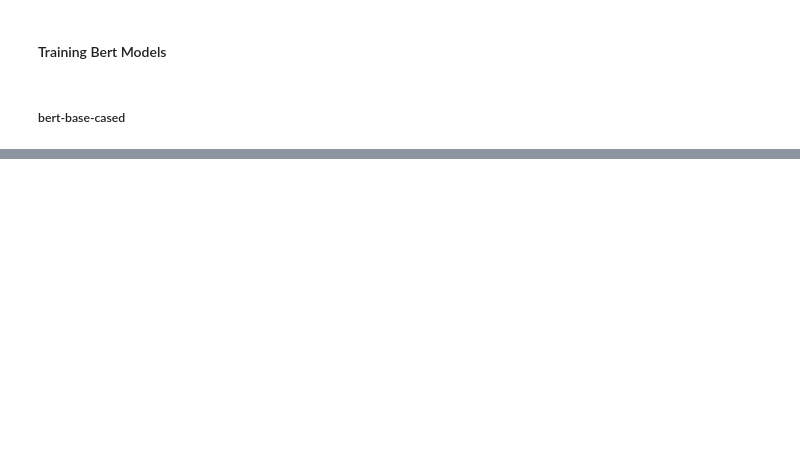
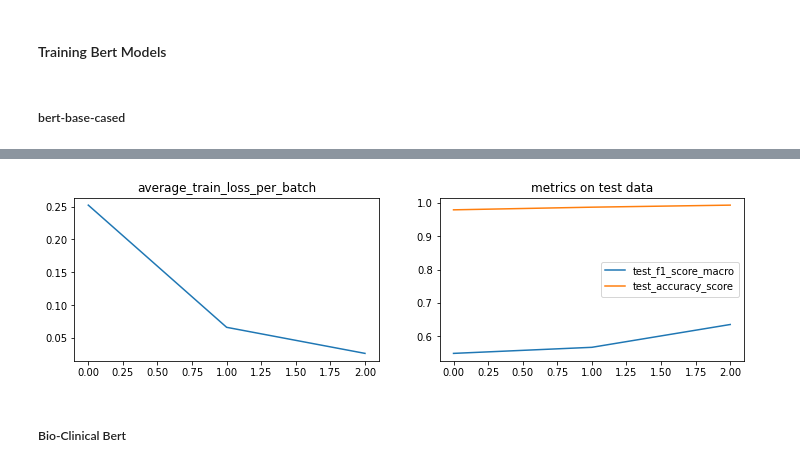
Before and after one commit to amansinha09/nncc, a Jupyter notebook: TASK_1_NER_TRAINING.ipynb, the cells around one changed output, grey strips where cells are left out. Saved outputs shown, nothing was run; the diff lists cells and outputs as text; code cells hidden in the pictures; blank space fills up the shorter version.

```diff
--- a/TASK_1_NER_TRAINING.ipynb
+++ b/TASK_1_NER_TRAINING.ipynb
@@ -350,20 +560,12 @@ def finetune_procedure_bert_for_ner(model,epochs,dataloader_train,dataloader_val
 
     return history
-# %%
-def print_training_results(history):
-    func = lambda x: x.diagonal() / x.sum(axis = 1)
-    fig,ax = plt.subplots(1,2,figsize = (12,3))
-    ax[0].plot(history["average_train_loss_per_batch"])
-    ax[1].plot(history["average_valid_loss_per_batch"])
-    ax[0].set_title("average_train_loss_per_batch")
-    ax[1].set_title("average_valid_loss_per_batch")
-
-    df = pd.DataFrame(np.array([func(history["train_confusion_matrix"]),func(history["train_confusion_matrix"].T)]).T,index = tag_values,columns = ["Precision","Recall"])
-    df["F1-score"] = ( 2 * df["Precision"] * df["Recall"] ) / (df["Precision"] + df["Recall"])
-    print("Metrics on training data after training:")
-    print(df)
-    print()
-    df = pd.DataFrame(np.array([func(history["valid_confusion_matrix"]),func(history["valid_confusion_matrix"].T)]).T,index = tag_values,columns = ["Precision","Recall"])
-    df["F1-score"] = ( 2 * df["Precision"] * df["Recall"] ) / (df["Precision"] + df["Recall"])
-    print("Metrics on validation results after training:")
-    print(df)
+# %%
+def print_training_results(history):
+    func = lambda x: x.diagonal() / x.sum(axis = 1)
+    fig,ax = plt.subplots(1,2,figsize = (12,3))
+    ax[0].plot(history["average_train_loss_per_batch_on_tokens"])
+    ax[1].plot(history["test_f1_score_macro"])
+    ax[1].plot(history["test_accuracy_score"])
+    ax[0].set_title("average_train_loss_per_batch")
+    ax[1].set_title("metrics on test data")
+    ax[1].legend(["test_f1_score_macro","test_accuracy_score"])
@@ -404,0 +697,6 @@ optimizer = AdamW(
+# %%
+print_training_results(history)
+# %% [output]
+[figure, added]
+# %% [markdown]
+##### Bio-Clinical Bert
```
Also changed, not shown: parts of 52 cells of this notebook.
